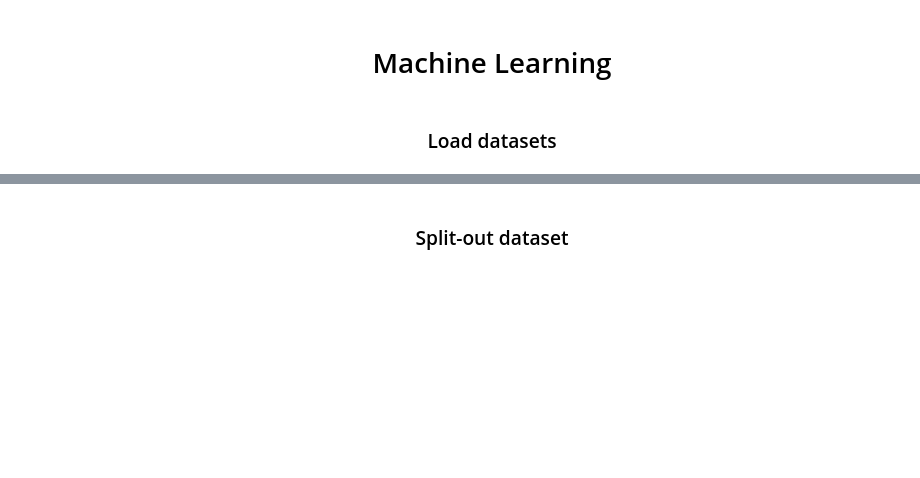
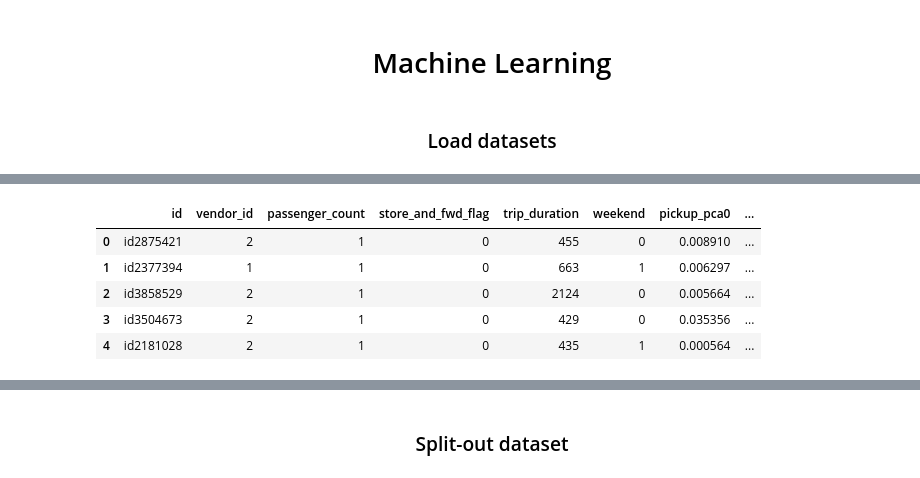
Before and after one commit to MelanVijayaratnam/Kaggle-nb, a Jupyter notebook: Taxi/ML1.ipynb, the cells around one changed output, grey strips where cells are left out. Saved outputs shown, nothing was run; the diff lists cells and outputs as text; code cells hidden in the pictures; blank space fills up the shorter version.

```diff
--- a/Taxi/ML1.ipynb
+++ b/Taxi/ML1.ipynb
@@ -39,0 +40,9 @@ train_df.shape, test_df.shape, target.shape
+# %%
+train_df.head()
+# %% [output]
+|  | id | vendor_id | passenger_count | store_and_fwd_flag | trip_duration | weekend | pickup_pca0 | ... |
+| 0 | id2875421 | 2 | 1 | 0 | 455 | 0 | 0.008910 | ... |
+| 1 | id2377394 | 1 | 1 | 0 | 663 | 1 | 0.006297 | ... |
+| 2 | id3858529 | 2 | 1 | 0 | 2124 | 0 | 0.005664 | ... |
+| 3 | id3504673 | 2 | 1 | 0 | 429 | 0 | 0.035356 | ... |
+| 4 | id2181028 | 2 | 1 | 0 | 435 | 1 | 0.000564 | ... |
```
Also changed, not shown: parts of 11 cells of this notebook.
